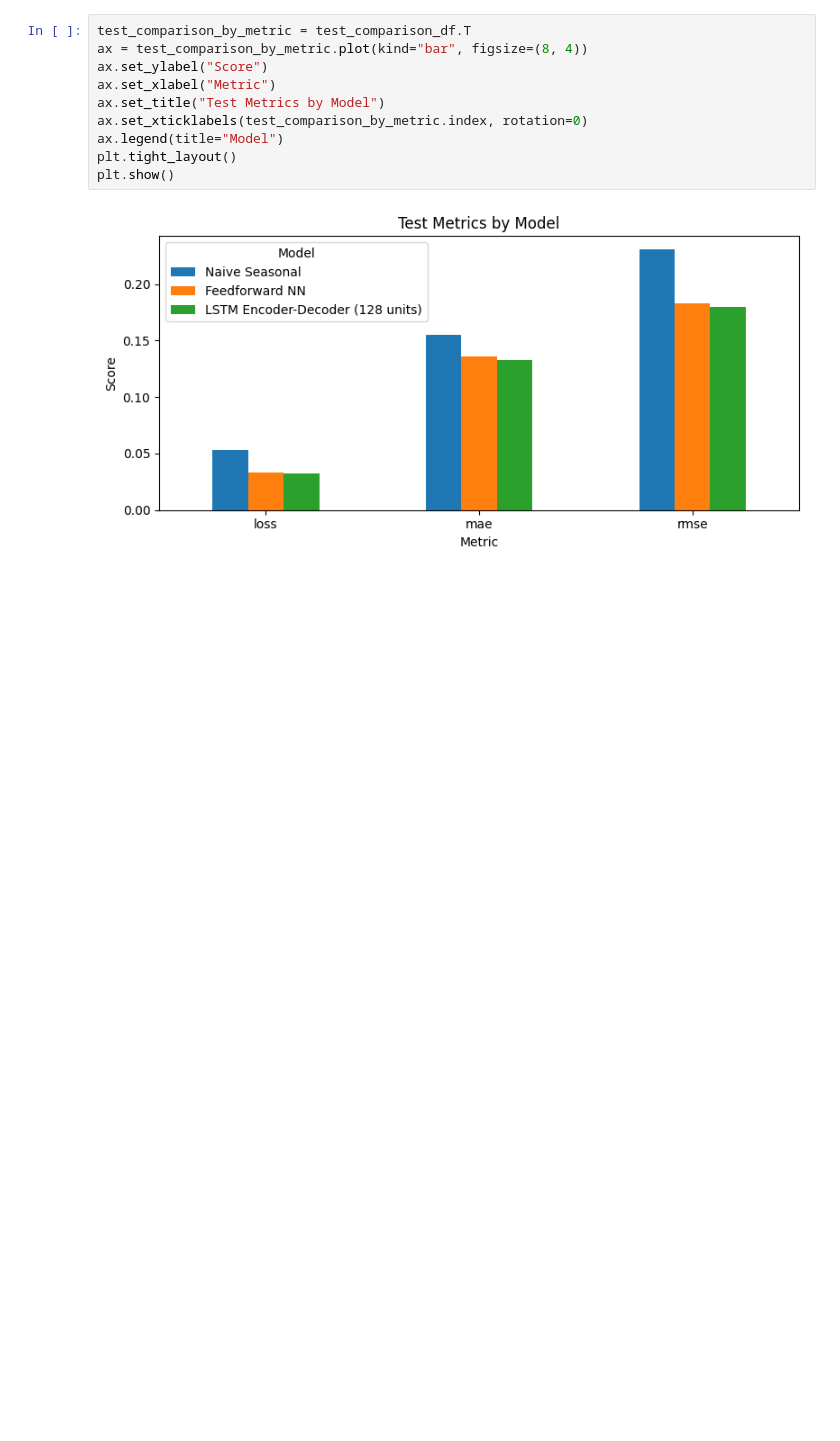
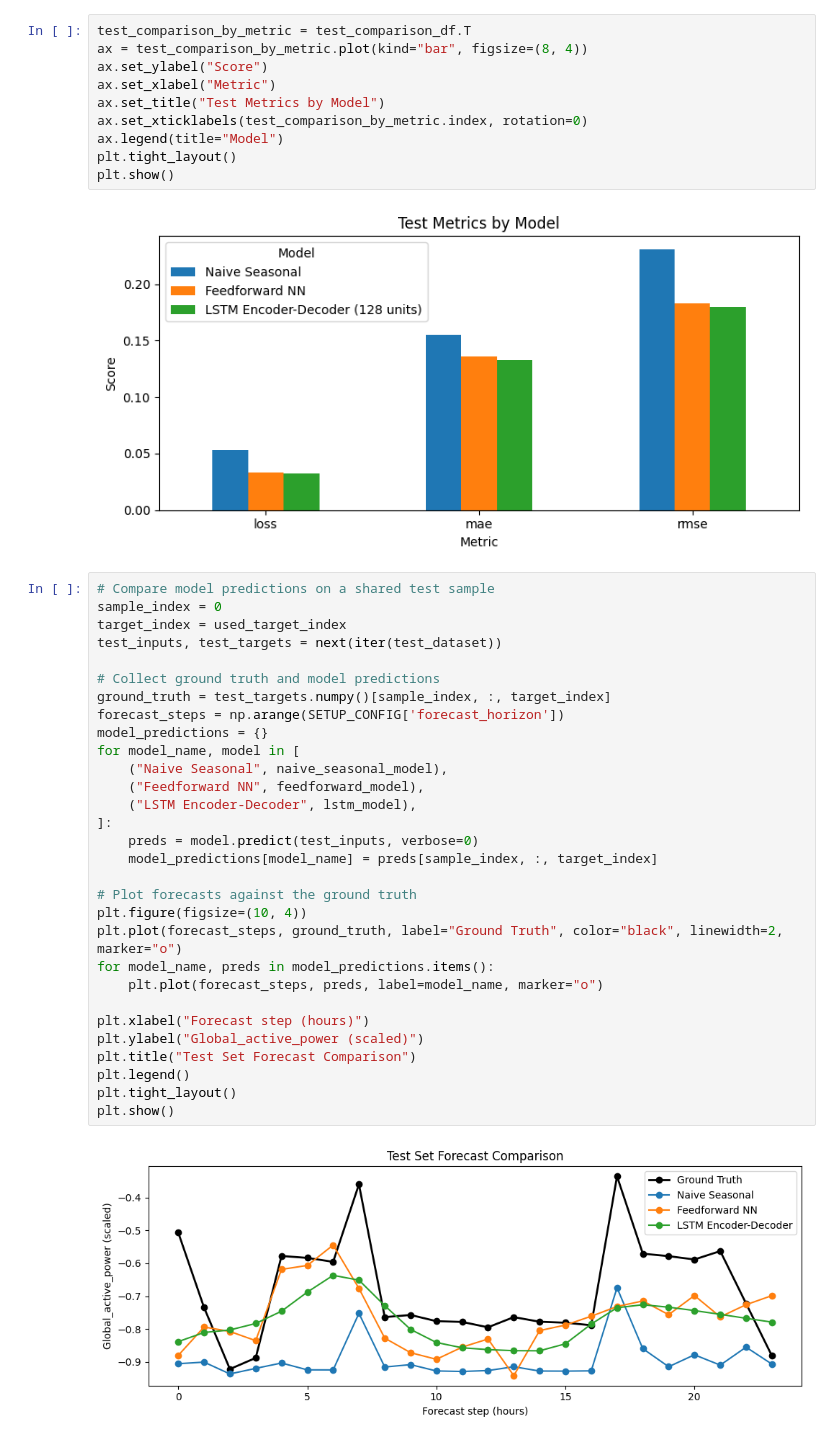
Before and after one commit to giulatona/iecon2025_tutorial, a Jupyter notebook: notebooks/03_forecasting_models.ipynb, the cells around one changed output. Cells and saved outputs as stored; diff of their text form; blank space fills up the shorter version.

Commit message:
Added plot of forecasting on test set to notebook 03 and key takeaways

```diff
--- a/notebooks/03_forecasting_models.ipynb
+++ b/notebooks/03_forecasting_models.ipynb
@@ -835,3 +835,35 @@ plt.tight_layout()
 plt.show()
 # %% [output]
 [figure]
+# %%
+# Compare model predictions on a shared test sample
+sample_index = 0
+target_index = used_target_index
+test_inputs, test_targets = next(iter(test_dataset))
+
+# Collect ground truth and model predictions
+ground_truth = test_targets.numpy()[sample_index, :, target_index]
+forecast_steps = np.arange(SETUP_CONFIG['forecast_horizon'])
+model_predictions = {}
+for model_name, model in [
+    ("Naive Seasonal", naive_seasonal_model),
+    ("Feedforward NN", feedforward_model),
+    ("LSTM Encoder-Decoder", lstm_model),
+]:
+    preds = model.predict(test_inputs, verbose=0)
+    model_predictions[model_name] = preds[sample_index, :, target_index]
+
+# Plot forecasts against the ground truth
+plt.figure(figsize=(10, 4))
+plt.plot(forecast_steps, ground_truth, label="Ground Truth", color="black", linewidth=2, marker="o")
+for model_name, preds in model_predictions.items():
+    plt.plot(forecast_steps, preds, label=model_name, marker="o")
+
+plt.xlabel("Forecast step (hours)")
+plt.ylabel("Global_active_power (scaled)")
+plt.title("Test Set Forecast Comparison")
+plt.legend()
+plt.tight_layout()
+plt.show()
+# %% [output]
+[figure, added]
```
Also changed, not shown: parts of 1 cell of this notebook.
